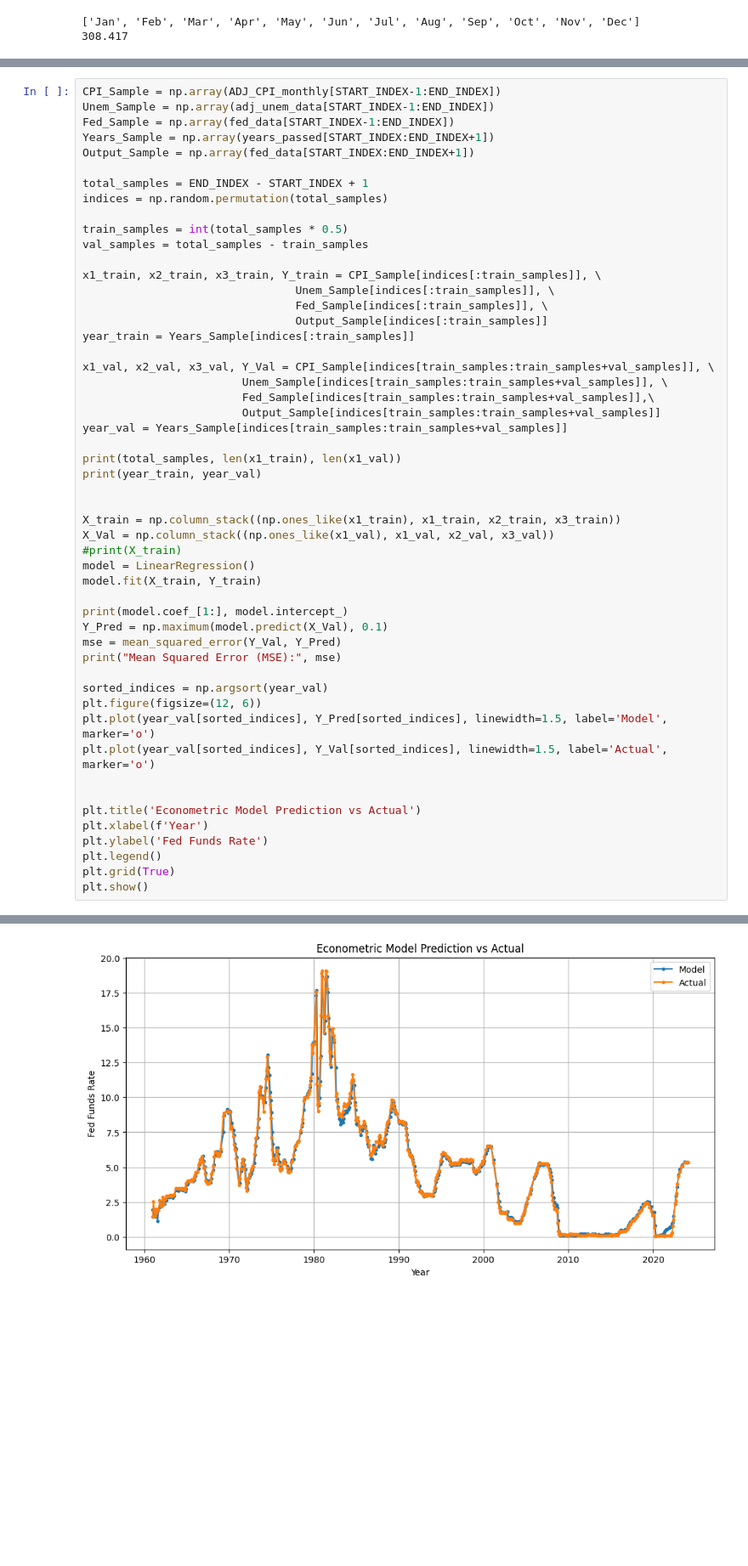
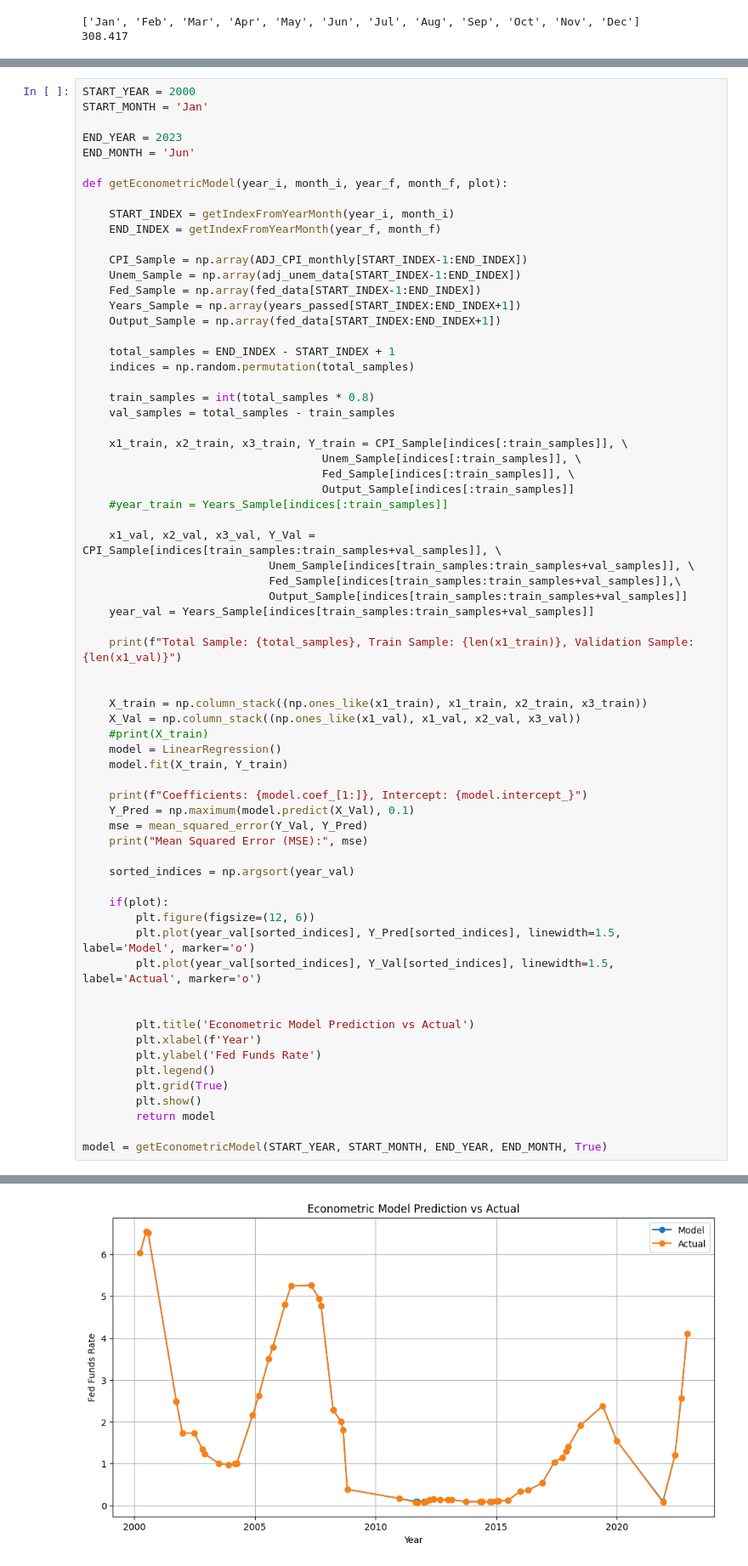
Before and after one commit to landy8697/FedFundsPrediction, a Jupyter notebook: Data_Organization/plotting.ipynb, the cells around one changed output, grey strips where cells are left out. Shown at 85% size. Drawn from its saved outputs; the diff is of its cells as text; blank space fills up the shorter version.

```diff
--- a/Data_Organization/plotting.ipynb
+++ b/Data_Organization/plotting.ipynb
@@ -187,53 +216,68 @@ Mean Squared Error (MSE): 2.8298385171263174
 # %%
-CPI_Sample = np.array(ADJ_CPI_monthly[START_INDEX-1:END_INDEX])
-Unem_Sample = np.array(adj_unem_data[START_INDEX-1:END_INDEX])
-Fed_Sample = np.array(fed_data[START_INDEX-1:END_INDEX])
-Years_Sample = np.array(years_passed[START_INDEX:END_INDEX+1])
-Output_Sample = np.array(fed_data[START_INDEX:END_INDEX+1])
+START_YEAR = 2000
+START_MONTH = 'Jan'
 
-total_samples = END_INDEX - START_INDEX + 1
-indices = np.random.permutation(total_samples)
+END_YEAR = 2023
+END_MONTH = 'Jun'
 
-train_samples = int(total_samples * 0.5)
-val_samples = total_samples - train_samples
+def getEconometricModel(year_i, month_i, year_f, month_f, plot):
 
-x1_train, x2_train, x3_train, Y_train = CPI_Sample[indices[:train_samples]], \
-                                Unem_Sample[indices[:train_samples]], \
-                                Fed_Sample[indices[:train_samples]], \
-                                Output_Sample[indices[:train_samples]]
-year_train = Years_Sample[indices[:train_samples]]
+    START_INDEX = getIndexFromYearMonth(year_i, month_i)
+    END_INDEX = getIndexFromYearMonth(year_f, month_f)
 
-x1_val, x2_val, x3_val, Y_Val = CPI_Sample[indices[train_samples:train_samples+val_samples]], \
-                        Unem_Sample[indices[train_samples:train_samples+val_samples]], \
-                        Fed_Sample[indices[train_samples:train_samples+val_samples]],\
-                        Output_Sample[indices[train_samples:train_samples+val_samples]]
-year_val = Years_Sample[indices[train_samples:train_samples+val_samples]]
+    CPI_Sample = np.array(ADJ_CPI_monthly[START_INDEX-1:END_INDEX])
+    Unem_Sample = np.array(adj_unem_data[START_INDEX-1:END_INDEX])
+    Fed_Sample = np.array(fed_data[START_INDEX-1:END_INDEX])
+    Years_Sample = np.array(years_passed[START_INDEX:END_INDEX+1])
+    Output_Sample = np.array(fed_data[START_INDEX:END_INDEX+1])
 
-print(total_samples, len(x1_train), len(x1_val))
-print(year_train, year_val)
+    total_samples = END_INDEX - START_INDEX + 1
+    indices = np.random.permutation(total_samples)
+
+    train_samples = int(total_samples * 0.8)
+    val_samples = total_samples - train_samples
+
+    x1_train, x2_train, x3_train, Y_train = CPI_Sample[indices[:train_samples]], \
+                                    Unem_Sample[indices[:train_samples]], \
+                                    Fed_Sample[indices[:train_samples]], \
+                                    Output_Sample[indices[:train_samples]]
+    #year_train = Years_Sample[indices[:train_samples]]
+
+    x1_val, x2_val, x3_val, Y_Val = CPI_Sample[indices[train_samples:train_samples+val_samples]], \
+                            Unem_Sample[indices[train_samples:train_samples+val_samples]], \
+                            Fed_Sample[indices[train_samples:train_samples+val_samples]],\
+                            Output_Sample[indices[train_samples:train_samples+val_samples]]
+    year_val = Years_Sample[indices[train_samples:train_samples+val_samples]]
+
+    print(f"Total Sample: {total_samples}, Train Sample: {len(x1_train)}, Validation Sample: {len(x1_val)}")
 
 
-X_train = np.column_stack((np.ones_like(x1_train), x1_train, x2_train, x3_train))
-X_Val = np.column_stack((np.ones_like(x1_val), x1_val, x2_val, x3_val))
-#print(X_train)
-model = LinearRegression()
-model.fit(X_train, Y_train)
+    X_train = np.column_stack((np.ones_like(x1_train), x1_train, x2_train, x3_train))
+    X_Val = np.column_stack((np.ones_like(x1_val), x1_val, x2_val, x3_val))
+    #print(X_train)
+    model = LinearRegression()
+    model.fit(X_train, Y_train)
 
-print(model.coef_[1:], model.intercept_)
-Y_Pred = np.maximum(model.predict(X_Val), 0.1)
-mse = mean_squared_error(Y_Val, Y_Pred)
-print("Mean Squared Error (MSE):", mse)
+    print(f"Coefficients: {model.coef_[1:]}, Intercept: {model.intercept_}")
+    Y_Pred = np.maximum(model.predict(X_Val), 0.1)
+    mse = mean_squared_error(Y_Val, Y_Pred)
+    print("Mean Squared Error (MSE):", mse)
 
-sorted_indices = np.argsort(year_val)
-plt.figure(figsize=(12, 6))
-plt.plot(year_val[sorted_indices], Y_Pred[sorted_indices], linewidth=1.5, label='Model', marker='o')
-plt.plot(year_val[sorted_indices], Y_Val[sorted_indices], linewidth=1.5, label='Actual', marker='o')
+    sorted_indices = np.argsort(year_val)
+
+    if(plot):
+        plt.figure(figsize=(12, 6))
+        plt.plot(year_val[sorted_indices], Y_Pred[sorted_indices], linewidth=1.5, label='Model', marker='o')
+        plt.plot(year_val[sorted_indices], Y_Val[sorted_indices], linewidth=1.5, label='Actual', marker='o')
 
 
-plt.title('Econometric Model Prediction vs Actual')
-plt.xlabel(f'Year')
-plt.ylabel('Fed Funds Rate')
-plt.legend()
-plt.grid(True)
-plt.show()
+        plt.title('Econometric Model Prediction vs Actual')
+        plt.xlabel(f'Year')
+        plt.ylabel('Fed Funds Rate')
+        plt.legend()
+        plt.grid(True)
+        plt.show()
+        return model
+
+model = getEconometricModel(START_YEAR, START_MONTH, END_YEAR, END_MONTH, True)
 # %% [output]
@@ -257 +287 @@ Mean Squared Error (MSE): 0.284404498271434
-[figure, old version]
+[figure, new version]
```
Also changed, not shown: parts of 8 cells of this notebook, 1 other file.
